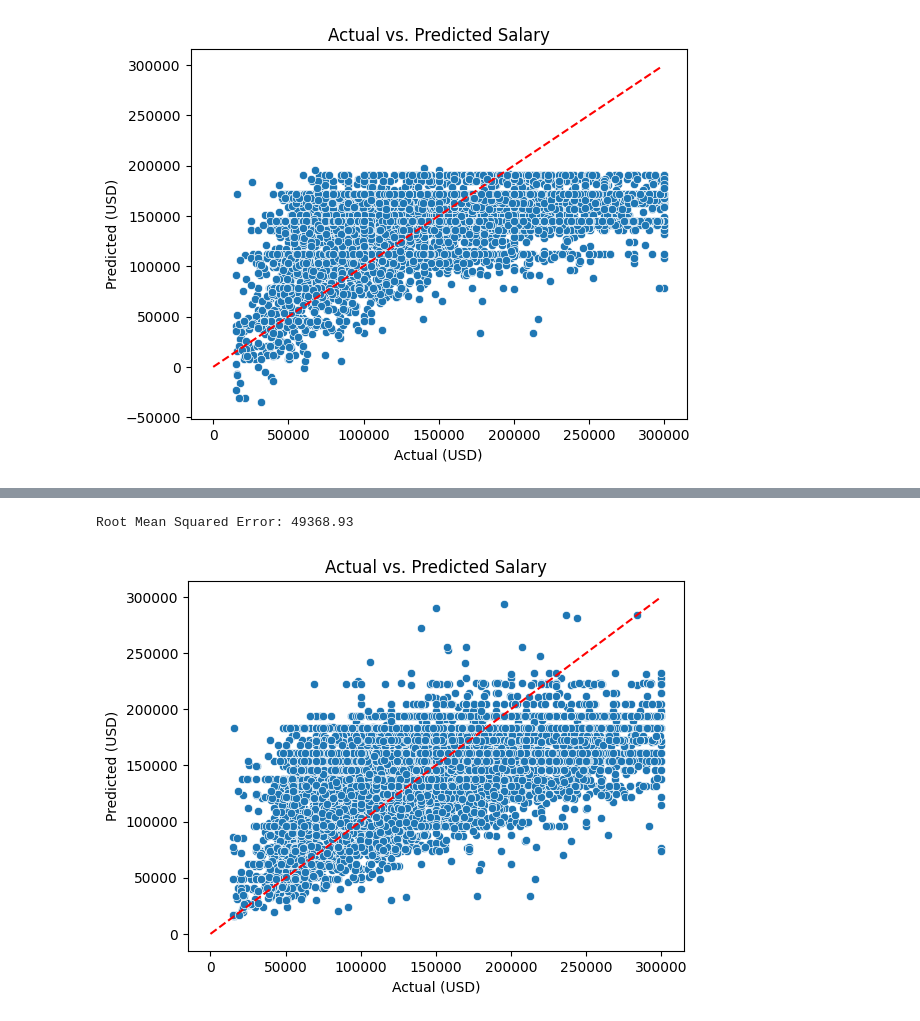
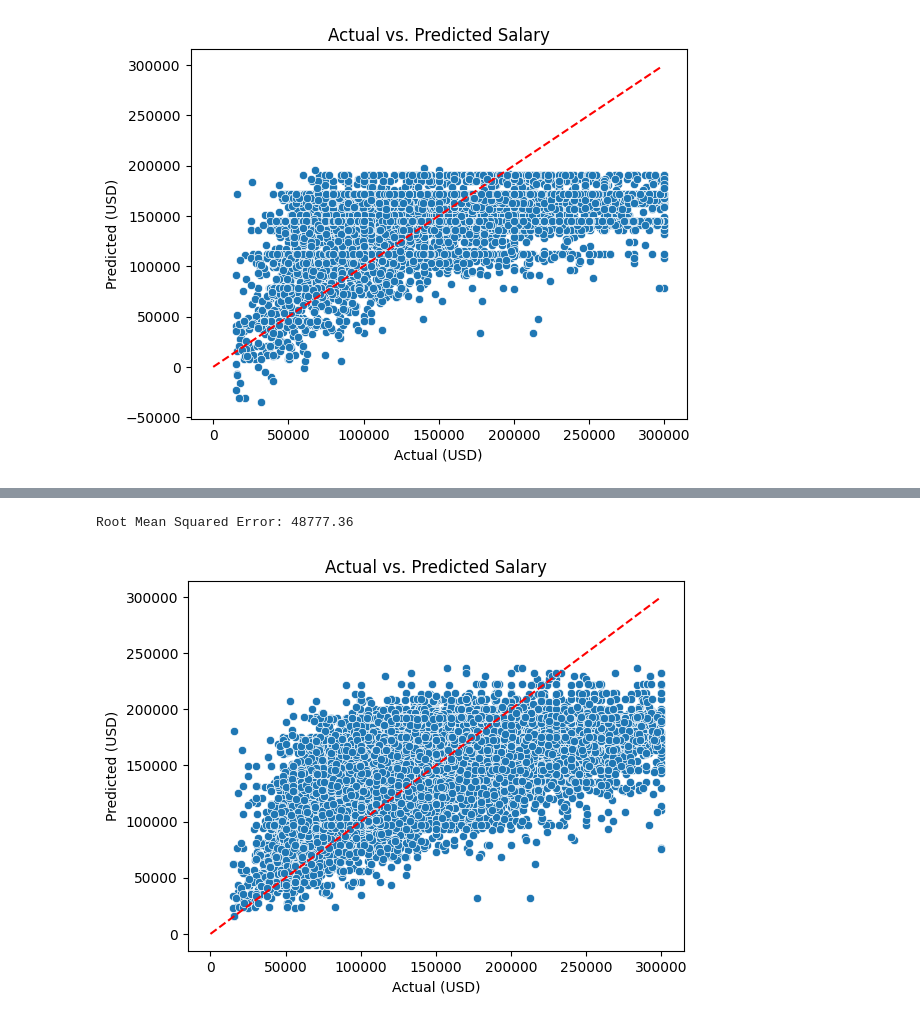
Before and after one commit to hensleyas21/SalariesML, a Jupyter notebook: salaries_model.ipynb, the cells around one changed output, grey strips where cells are left out. Saved outputs shown, nothing was run; the diff lists cells and outputs as text; code cells hidden in the pictures.

```diff
--- a/salaries_model.ipynb
+++ b/salaries_model.ipynb
@@ -222,27 +222,27 @@ Intercept: 127713.56533311102
 # %%
 prediction_col = 'salary_in_usd'
 
 X = df_synthetic.drop(columns=[prediction_col])
 y = df_synthetic[prediction_col]
 
 X_train, X_test, y_train, y_test = train_test_split(X, y, test_size=0.2, random_state=7)
 
-model = DecisionTreeRegressor(criterion='absolute_error')
+model = DecisionTreeRegressor(min_samples_leaf=10)
 model.fit(X_train, y_train)
 
 y_pred = model.predict(X_test)
 
 rmse = root_mean_squared_error(y_test, y_pred)
 
 print(f"Root Mean Squared Error: {rmse:.2f}")
 
 plot = sns.scatterplot(x=y_test, y=y_pred)
 vals = range(0,sal_cap,1000)
 plt.plot(vals, vals, color='red', linestyle='--', label='y=x')
 plt.title('Actual vs. Predicted Salary')
 plt.xlabel('Actual (USD)')
 plt.ylabel('Predicted (USD)')
 plt.show()
 # %% [output]
-Root Mean Squared Error: 49368.93
+Root Mean Squared Error: 48777.36
-[figure, old version]
+[figure, new version]
```
Also changed, not shown: parts of 3 cells of this notebook.
